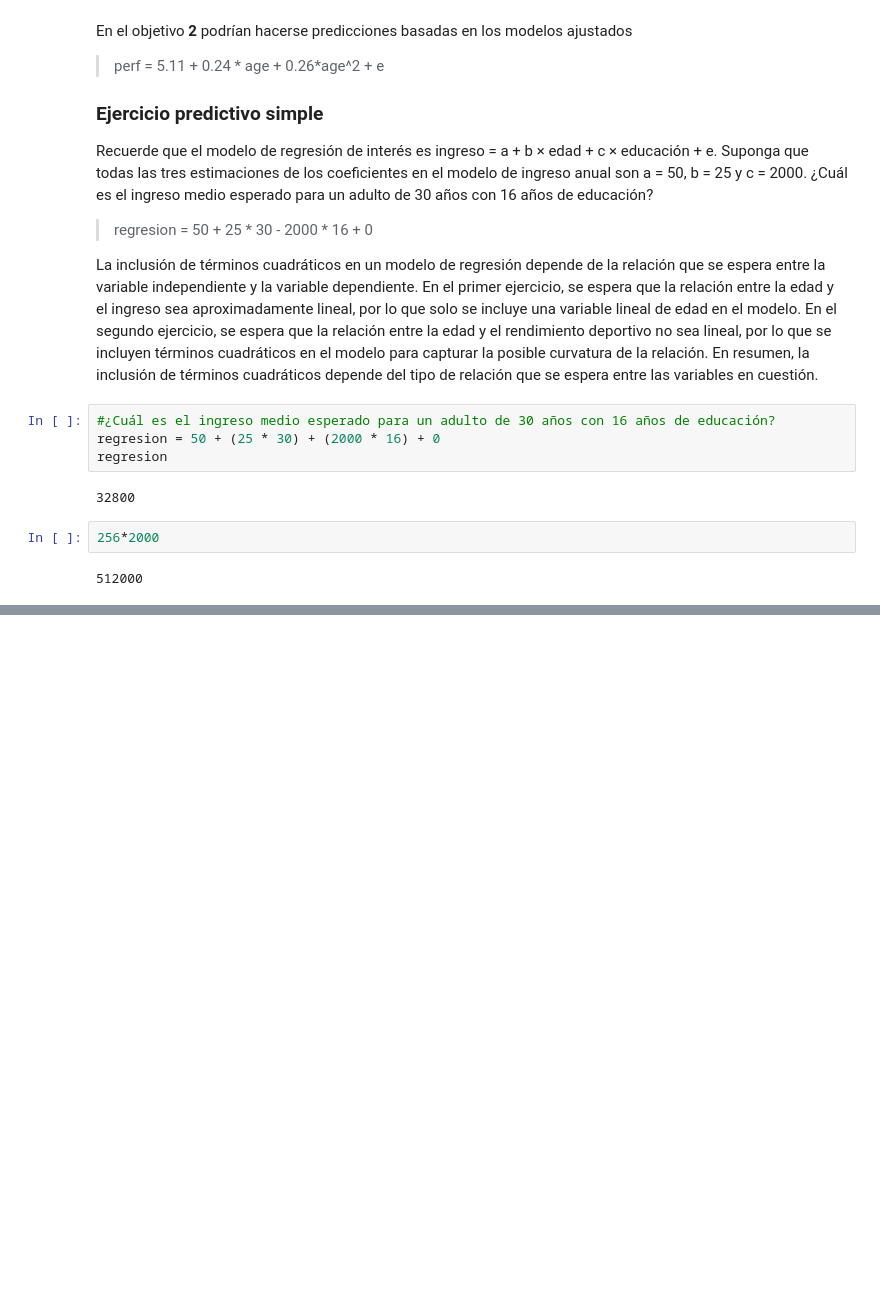
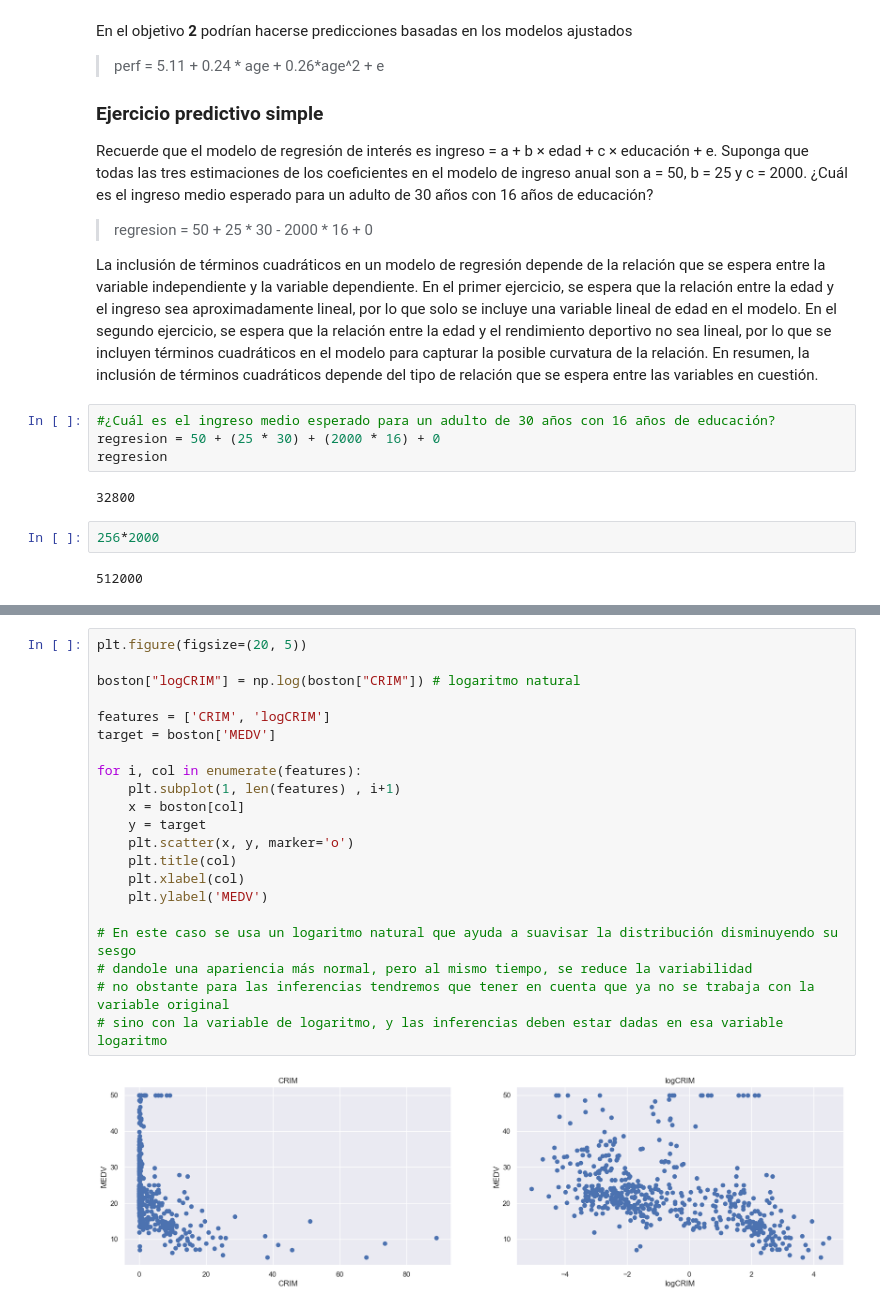
Before and after one commit to onavarrete04/Introduccion-Ciencia-Datos, a Jupyter notebook: 2023_modelos_estadísticos_datos.ipynb, the cells around one changed output, grey strips where cells are left out. Drawn from its saved outputs; the diff is of its cells as text; blank space fills up the shorter version.

```diff
--- a/2023_modelos_estadísticos_datos.ipynb
+++ b/2023_modelos_estadísticos_datos.ipynb
@@ -104,0 +286,23 @@ regresion
+# %%
+plt.figure(figsize=(20, 5))
+
+boston["logCRIM"] = np.log(boston["CRIM"]) # logaritmo natural
+
+features = ['CRIM', 'logCRIM']
+target = boston['MEDV']
+
+for i, col in enumerate(features):
+    plt.subplot(1, len(features) , i+1)
+    x = boston[col]
+    y = target
+    plt.scatter(x, y, marker='o')
+    plt.title(col)
+    plt.xlabel(col)
+    plt.ylabel('MEDV')
+
+# En este caso se usa un logaritmo natural que ayuda a suavisar la distribución disminuyendo su sesgo
+# dandole una apariencia más normal, pero al mismo tiempo, se reduce la variabilidad
+# no obstante para las inferencias tendremos que tener en cuenta que ya no se trabaja con la variable original
+# sino con la variable de logaritmo, y las inferencias deben estar dadas en esa variable logaritmo
+# %% [output]
+[figure, added]
```
Also changed, not shown: parts of 18 cells of this notebook, 14 other files.
